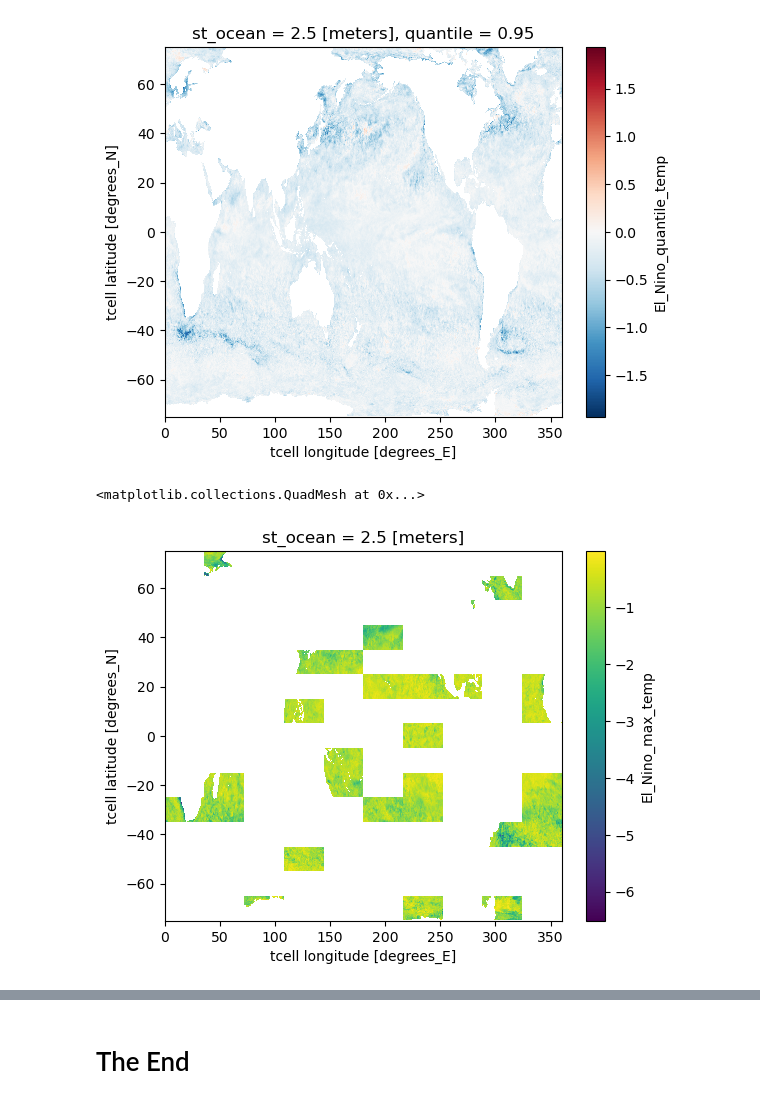
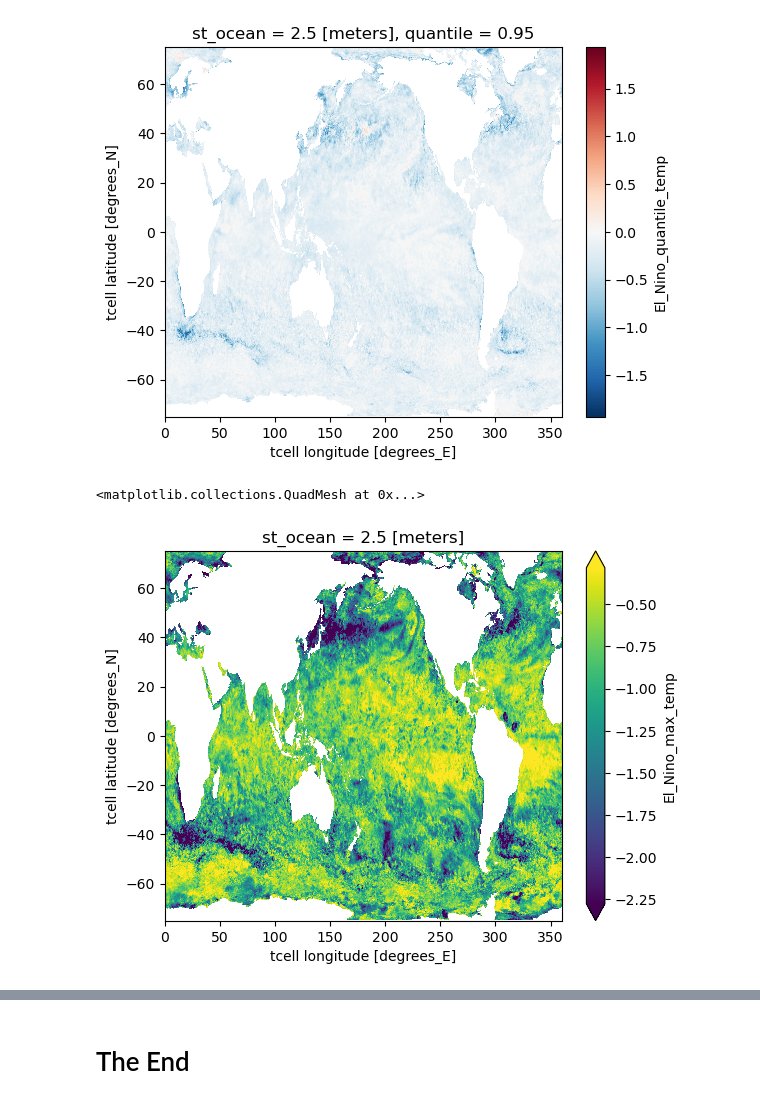
Before and after one commit to Thomas-Moore-Creative/BRAN-climatology-generator-demo, a Jupyter notebook: notebooks/compare_monthly_daily.ipynb, the cells around one changed output, grey strips where cells are left out. Drawn from its saved outputs; the diff is of its cells as text; code cells hidden in the pictures.

Commit message:
fixed corrupted stats netcdf file for #3

```diff
--- a/notebooks/compare_monthly_daily.ipynb
+++ b/notebooks/compare_monthly_daily.ipynb
@@ -102,7 +102,7 @@ diffQUANT.El_Nino_quantile_temp.isel(st_ocean = 0).isel(quantile=1).plot()
 <matplotlib.collections.QuadMesh at 0x...>
 [figure]
 # %%
-diffSTATS.El_Nino_max_temp.isel(st_ocean = 0).plot()
+diffSTATS.El_Nino_max_temp.isel(st_ocean = 0).plot(robust=True)
 # %% [output]
 <matplotlib.collections.QuadMesh at 0x...>
-[figure, old version]
+[figure, new version]
```
Also changed, not shown: parts of 15 cells of this notebook, 2 other files.
